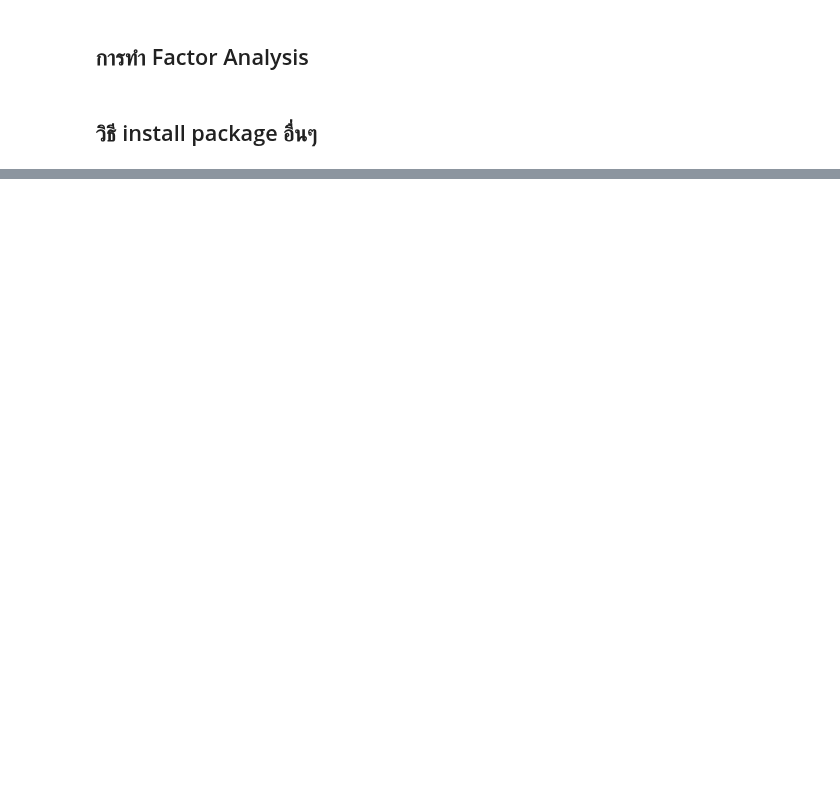
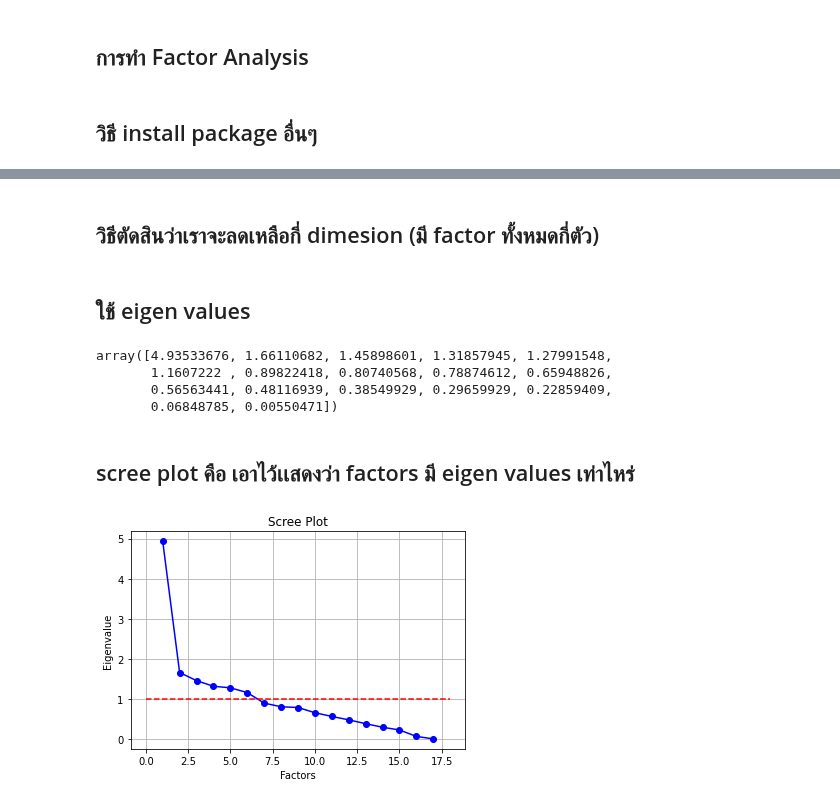
Before and after one commit to SupidchayaTangkidwanich/multivariate, a Jupyter notebook: Chapter_5_Factor_Analysis.ipynb, the cells around one changed output, grey strips where cells are left out. Cells and saved outputs as stored; diff of their text form; code cells hidden in the pictures; blank space fills up the shorter version.

```diff
--- a/Chapter_5_Factor_Analysis.ipynb
+++ b/Chapter_5_Factor_Analysis.ipynb
@@ -292,0 +307,3 @@ FIFA_data_dropped
+# %%
+FIFA_data_dropped = FIFA_data_dropped.dropna() # ดร็อปตัวที่เขาไม่ตอบ/กรอก ออก
+FIFA_data_dropped
@@ -292,0 +359,2 @@ FIFA_data_dropped
+# %%
+fa = FactorAnalyzer(n_factors=16)
@@ -292,0 +363,2 @@ FIFA_data_dropped
+# %%
+data_fa = fa.fit_transform(FIFA_data_dropped)
@@ -292,0 +369,26 @@ FIFA_data_dropped
+# %% [markdown]
+## วิธีตัดสินว่าเราจะลดเหลือกี่ dimesion (มี factor ทั้งหมดกี่ตัว)
+# %%
+ev,v = fa.get_eigenvalues() # คำนวนหา eigen value
+# %% [markdown]
+## ใช้ eigen values
+# %%
+ev
+# %% [output]
+array([4.93533676, 1.66110682, 1.45898601, 1.31857945, 1.27991548,
+       1.1607222 , 0.89822418, 0.80740568, 0.78874612, 0.65948826,
+       0.56563441, 0.48116939, 0.38549929, 0.29659929, 0.22859409,
+       0.06848785, 0.00550471])
+# %% [markdown]
+## scree plot คือ เอาไว้เเสดงว่า factors มี eigen values เท่าไหร่
+# %%
+# Create scree plot using matplotlib
+plt.plot(range(1,FIFA_data_dropped.shape[1]+1),ev,'bo-')
+plt.plot([0,FIFA_data_dropped.shape[1]+1],[1,1],'r--')
+plt.title('Scree Plot')
+plt.xlabel('Factors')
+plt.ylabel('Eigenvalue')
+plt.grid()
+plt.show()  ## eigen values มีค่าเกิน 1 เเปลว่า factors ใช้อธิบายข้อมูลได้ เหตุผล เพราะอาจจะมีจำนวนข้อมูลที่เยอะเเล้วดูยาก
+# %% [output]
+[figure, added]
```
Also changed, not shown: parts of 29 cells of this notebook.
